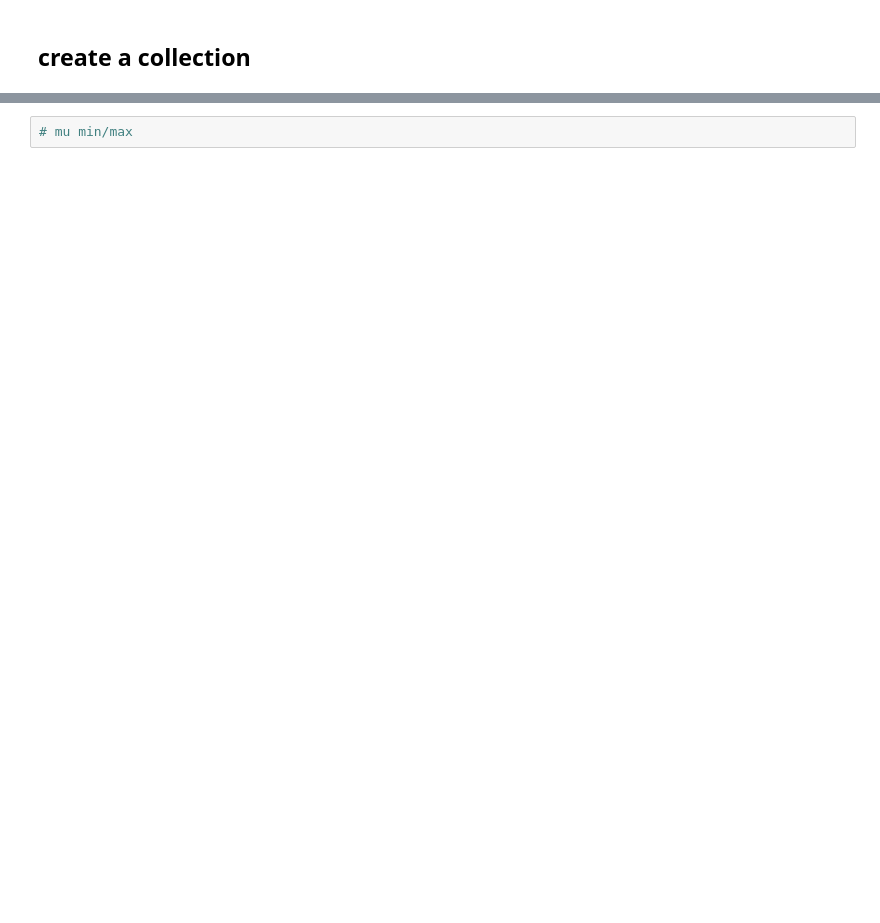
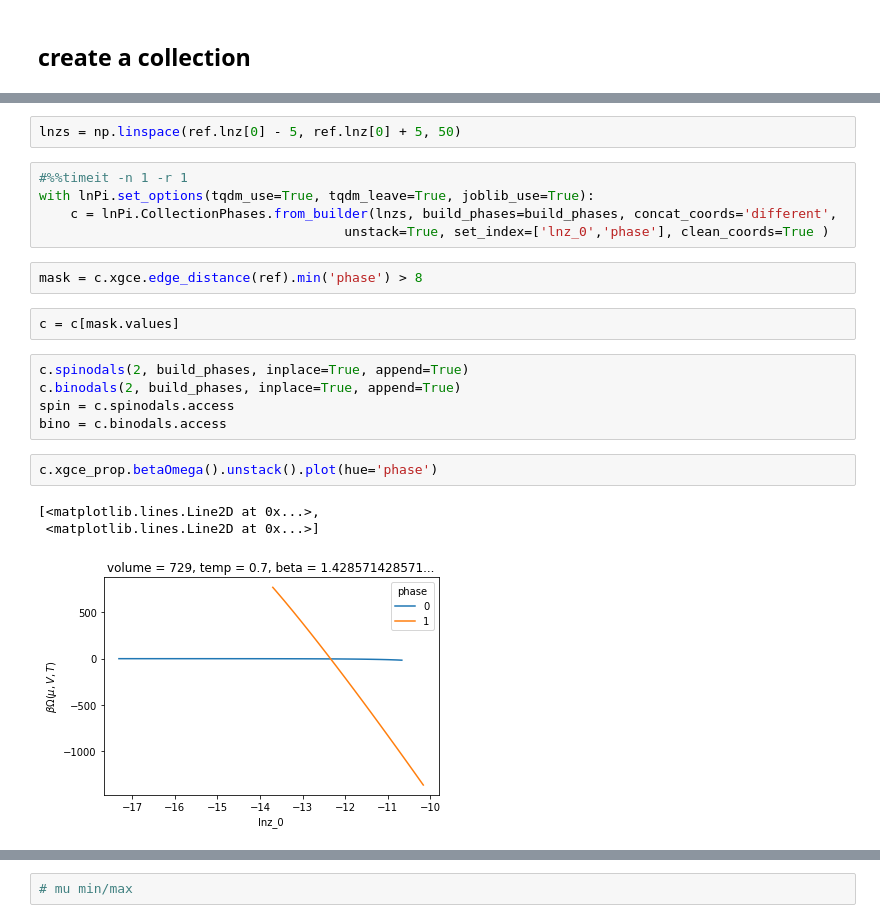
Before and after one commit to wpk-nist-gov/tmmc-lnpy, a Jupyter notebook: examples/1D/anal_1d_stuff.ipynb, the cells around one changed output, grey strips where cells are left out. Saved outputs shown, nothing was run; the diff lists cells and outputs as text; blank space fills up the shorter version.

```diff
--- a/examples/1D/anal_1d_stuff.ipynb
+++ b/examples/1D/anal_1d_stuff.ipynb
@@ -930,0 +71,22 @@ bino.xgce_prop.betaOmega().sel(phase=0).to_dataframe().plot('lnz_0','betaOmega',
+# %%
+lnzs = np.linspace(ref.lnz[0] - 5, ref.lnz[0] + 5, 50)
+# %%
+#%%timeit -n 1 -r 1
+with lnPi.set_options(tqdm_use=True, tqdm_leave=True, joblib_use=True):
+    c = lnPi.CollectionPhases.from_builder(lnzs, build_phases=build_phases, concat_coords='different',
+                                       unstack=True, set_index=['lnz_0','phase'], clean_coords=True )
+# %%
+mask = c.xgce.edge_distance(ref).min('phase') > 8
+# %%
+c = c[mask.values]
+# %%
+c.spinodals(2, build_phases, inplace=True, append=True)
+c.binodals(2, build_phases, inplace=True, append=True)
+spin = c.spinodals.access
+bino = c.binodals.access
+# %%
+c.xgce_prop.betaOmega().unstack().plot(hue='phase')
+# %% [output]
+[<matplotlib.lines.Line2D at 0x...>,
+ <matplotlib.lines.Line2D at 0x...>]
+[figure, added]
```
Also changed, not shown: parts of 169 cells of this notebook, 12 other files.
